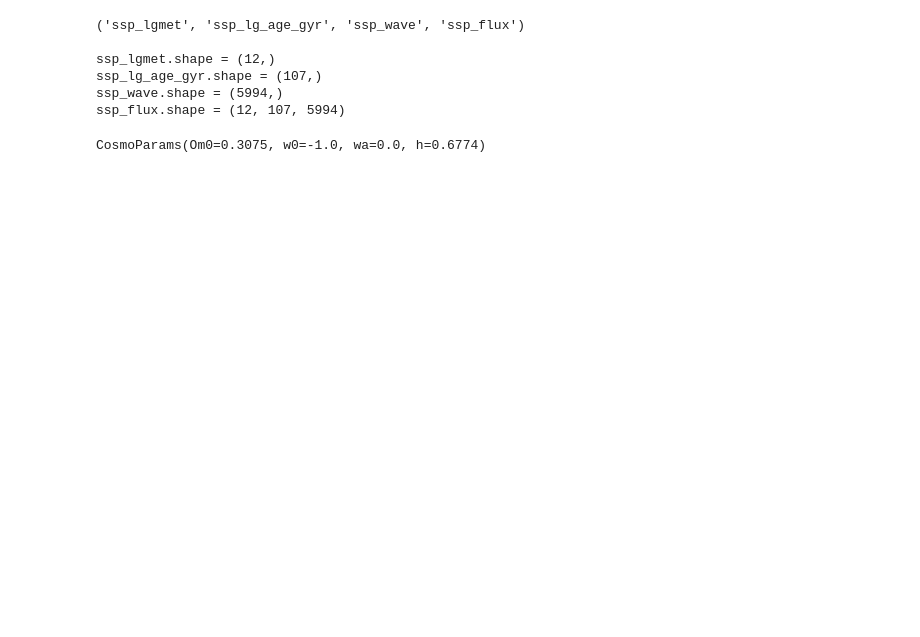
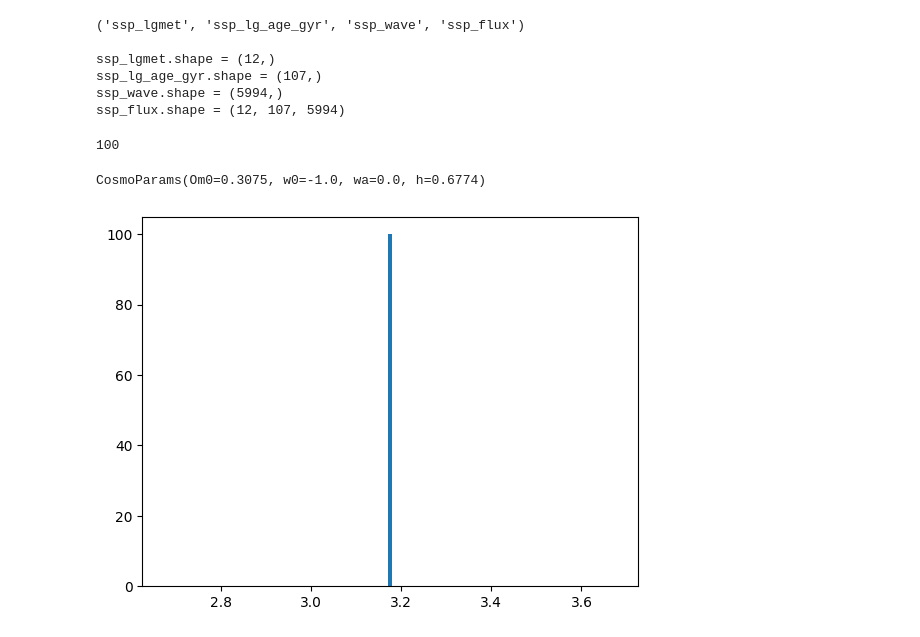
Before and after one commit to zaidikumail/diff_warmup, a Jupyter notebook: dsps_emission_line_flux.ipynb, the cells around one changed output. Cells and saved outputs as stored; diff of their text form; code cells hidden in the pictures; blank space fills up the shorter version.

```diff
--- a/dsps_emission_line_flux.ipynb
+++ b/dsps_emission_line_flux.ipynb
@@ -37,5 +37,9 @@ ssp_lgmet.shape = (12,)
 ssp_lg_age_gyr.shape = (107,)
 ssp_wave.shape = (5994,)
 ssp_flux.shape = (12, 107, 5994)
+# %%
+gal_t_table.size
+# %% [output]
+100
 # %%
 gal_t_table = np.linspace(0.05, 13.8, 100) # age of the universe in Gyr
@@ -51,6 +56,11 @@ t_obs = age_at_z(z_obs, *DEFAULT_COSMOLOGY) # age of the universe in Gyr at z_ob
 t_obs = t_obs[0] # age_at_z function returns an array, but SED functions accept a float for this argument
 # %% [output]
 CosmoParams(Om0=0.3075, w0=-1.0, wa=0.0, h=0.6774)
+# %%
+plt.hist(gal_sfr_table, bins=99)
+plt.show()
+# %% [output]
+[figure, added]
 # %%
 sed_info = calc_rest_sed_sfh_table_lognormal_mdf(
     gal_t_table, gal_sfr_table, gal_lgmet, gal_lgmet_scatter,
```
Also changed, not shown: parts of 12 cells of this notebook, 1 other file.
